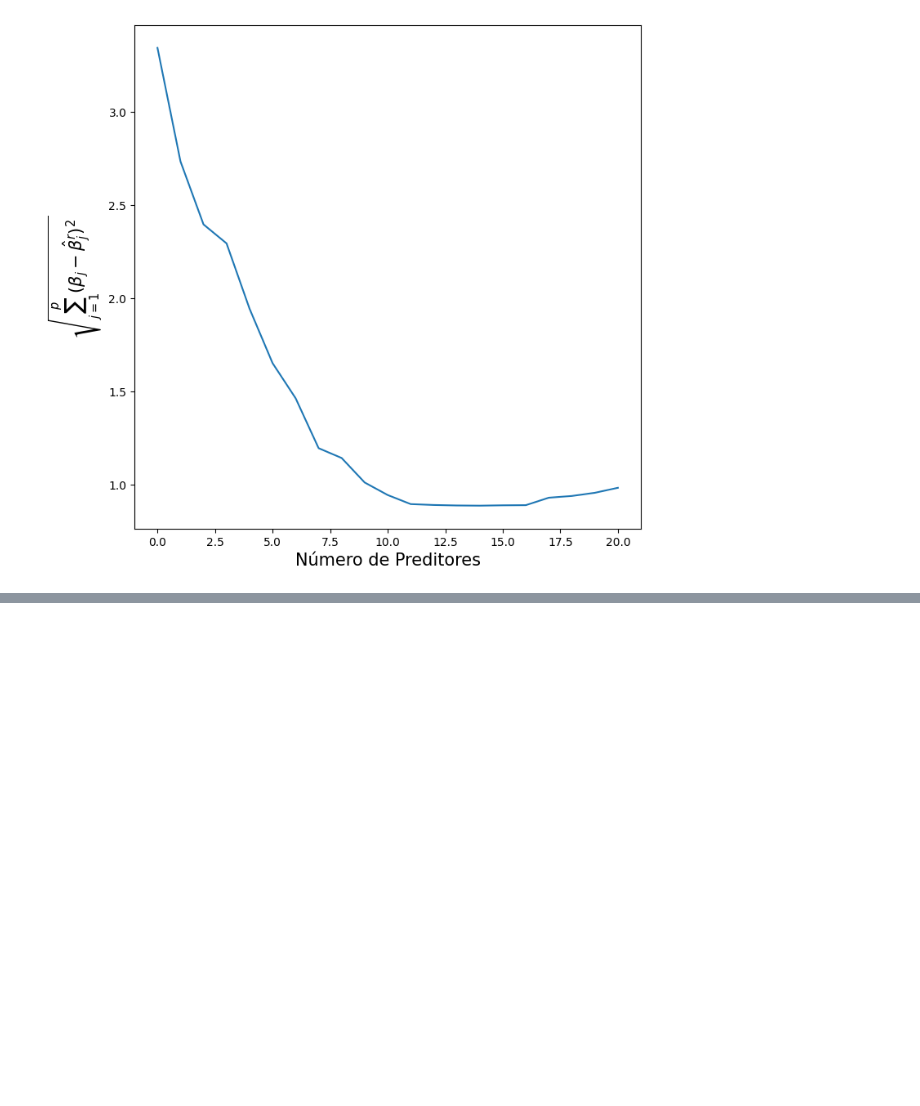
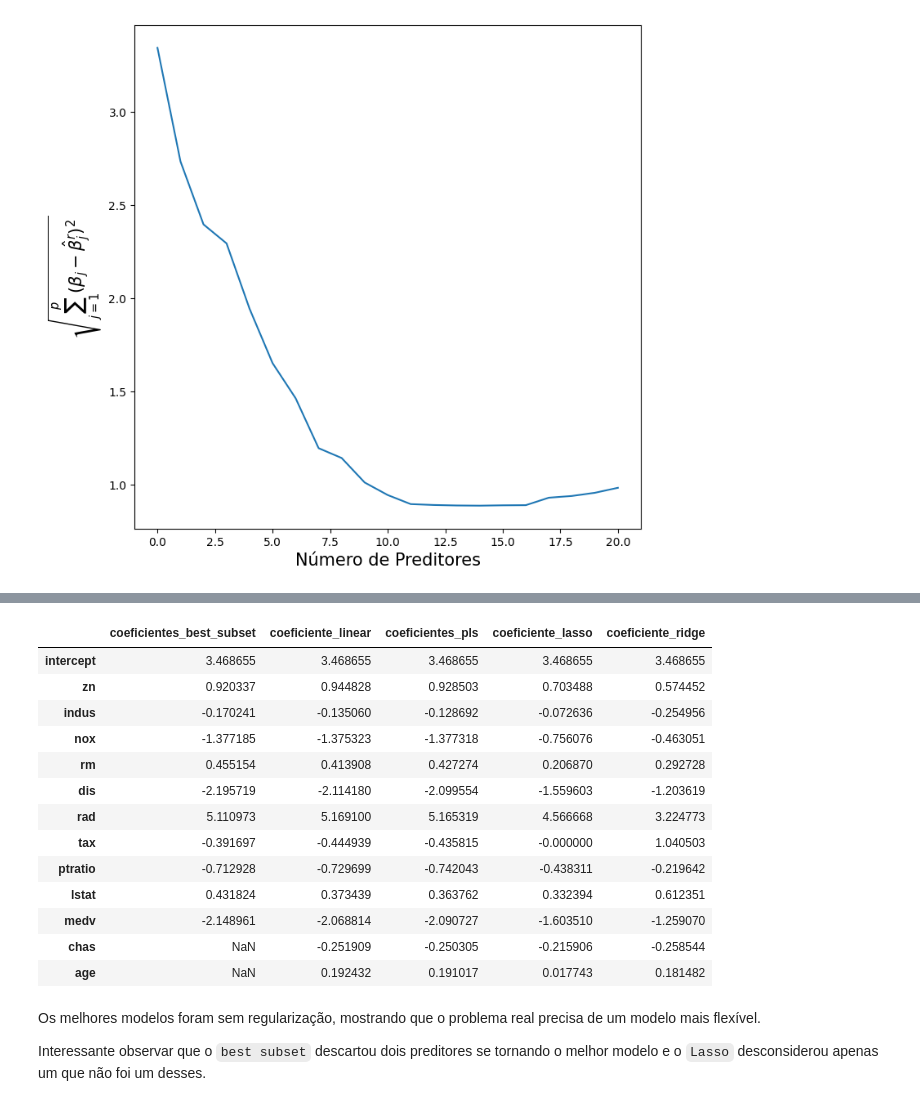
Before and after one commit to oliveira-silva-lucas/ISLP, a Jupyter notebook: Cap_06_Linear_Models_Regularization/Exercises/ex_cap_06.ipynb, the cells around one changed output, grey strips where cells are left out. Drawn from its saved outputs; the diff is of its cells as text; code cells hidden in the pictures; blank space fills up the shorter version.

```diff
--- a/Cap_06_Linear_Models_Regularization/Exercises/ex_cap_06.ipynb
+++ b/Cap_06_Linear_Models_Regularization/Exercises/ex_cap_06.ipynb
@@ -951,0 +1144,12 @@ ax.set_ylabel('$\\sqrt{\\sum_{j=1}^{p} (\\beta_j - \\hat\\beta_j^r)^2}$', fontsi
+# %%
+pipe_pca = Pipeline([
+    ('scaler', StandardScaler()),
+    ('pca', PCA(n_components=2)),
+    ('linear', LinearRegression())
+])
+param_grid_pca = {'pca__n_components': range(1, len(X_treino.columns)-1)}
+
+grid_pca = GridSearchCV(pipe_pca, param_grid=param_grid_pca, cv=5)
+grid_pca.fit(X_treino, y_treino)
+melhor_pca = grid_pca.best_estimator_
+grid_pca.best_params_
@@ -951,0 +1206,3 @@ ax.set_ylabel('$\\sqrt{\\sum_{j=1}^{p} (\\beta_j - \\hat\\beta_j^r)^2}$', fontsi
+# %%
+pls_coef = pd.DataFrame(np.append(melhor_pls.named_steps['pls'].intercept_,melhor_pls.named_steps['pls'].coef_), index=np.append('intercept', X_treino.columns), columns=['coeficientes_pls'])
+pls_coef
@@ -951,0 +1315,3 @@ ax.set_ylabel('$\\sqrt{\\sum_{j=1}^{p} (\\beta_j - \\hat\\beta_j^r)^2}$', fontsi
+# %%
+best_subset_coef = pd.DataFrame(np.append(best_subset.sort_values(by='mse_teste').iloc[0].modelo.named_steps['linear'].intercept_, best_subset.sort_values(by='mse_teste').iloc[0].modelo.named_steps['linear'].coef_), index=np.append('intercept', best_subset.sort_values(by='mse_teste').iloc[0].preditores.replace(' ','').split(',')), columns=['coeficientes_best_subset'])
+best_subset_coef
@@ -951,0 +1350,22 @@ ax.set_ylabel('$\\sqrt{\\sum_{j=1}^{p} (\\beta_j - \\hat\\beta_j^r)^2}$', fontsi
+# %%
+df_coeficientes = pd.concat([best_subset_coef, linear_coef, pls_coef, lasso_coef, ridge_coef], axis=1)
+df_coeficientes
+# %% [output]
+|  | coeficientes_best_subset | coeficiente_linear | coeficientes_pls | coeficiente_lasso | coeficiente_ridge |
+| intercept | 3.468655 | 3.468655 | 3.468655 | 3.468655 | 3.468655 |
+| zn | 0.920337 | 0.944828 | 0.928503 | 0.703488 | 0.574452 |
+| indus | -0.170241 | -0.135060 | -0.128692 | -0.072636 | -0.254956 |
+| nox | -1.377185 | -1.375323 | -1.377318 | -0.756076 | -0.463051 |
+| rm | 0.455154 | 0.413908 | 0.427274 | 0.206870 | 0.292728 |
+| dis | -2.195719 | -2.114180 | -2.099554 | -1.559603 | -1.203619 |
+| rad | 5.110973 | 5.169100 | 5.165319 | 4.566668 | 3.224773 |
+| tax | -0.391697 | -0.444939 | -0.435815 | -0.000000 | 1.040503 |
+| ptratio | -0.712928 | -0.729699 | -0.742043 | -0.438311 | -0.219642 |
+| lstat | 0.431824 | 0.373439 | 0.363762 | 0.332394 | 0.612351 |
+| medv | -2.148961 | -2.068814 | -2.090727 | -1.603510 | -1.259070 |
+| chas | NaN | -0.251909 | -0.250305 | -0.215906 | -0.258544 |
+| age | NaN | 0.192432 | 0.191017 | 0.017743 | 0.181482 |
+# %% [markdown]
+Os melhores modelos foram sem regularização, mostrando que o problema real precisa de um modelo mais flexível.
+
+Interessante observar que o `best subset` descartou dois preditores se tornando o melhor modelo e o `Lasso` desconsiderou apenas um que não foi um desses.
```
Also changed, not shown: parts of 22 cells of this notebook.
